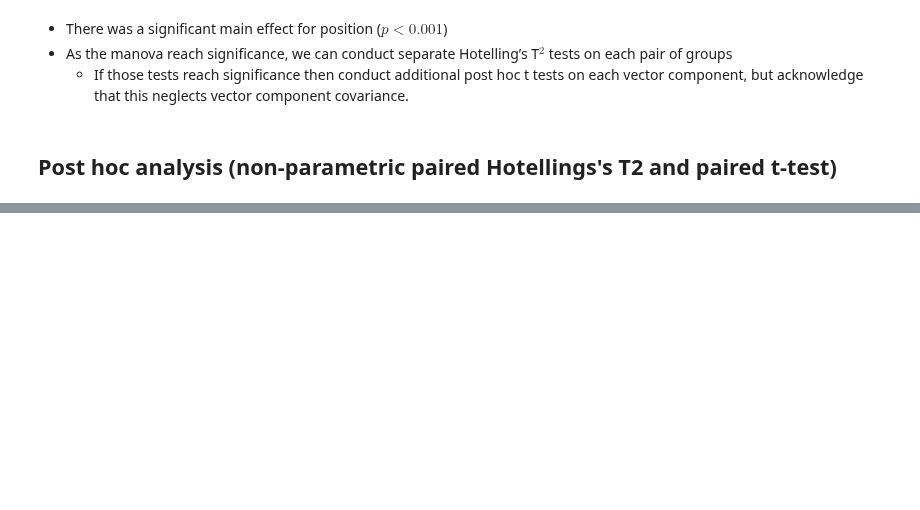
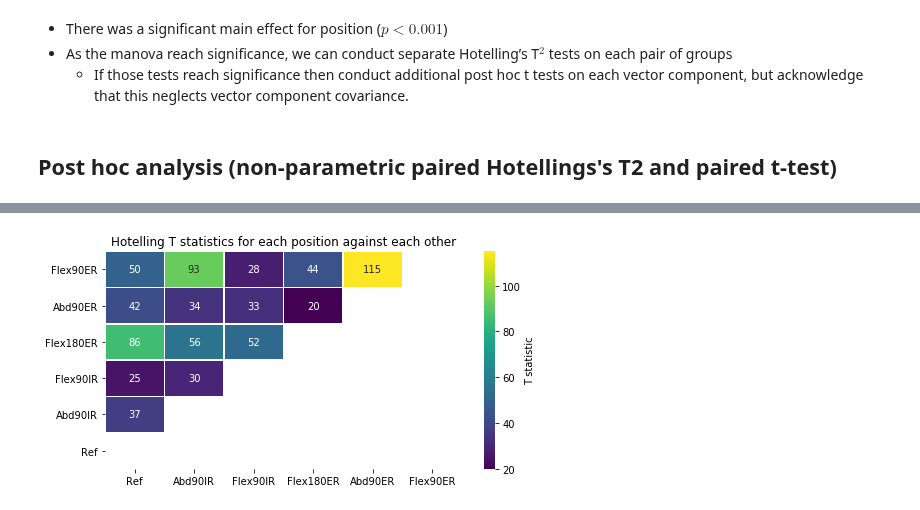
Before and after one commit to romainmartinez/envergo, a Jupyter notebook: 2_model_parameters.ipynb, the cells around one changed output, grey strips where cells are left out. Drawn from its saved outputs; the diff is of its cells as text; code cells hidden in the pictures; blank space fills up the shorter version.

```diff
--- a/2_model_parameters.ipynb
+++ b/2_model_parameters.ipynb
@@ -69,10 +69,12 @@ def display_results(spm, kind=None, title=None, indent=''):
     else:
         print(f'{indent}null hypothesis not rejected')
 # %%
-def spm_heatmap(df, title=None, labels=None, save_fig=False):
+def spm_heatmap(df, title=None, labels=None, save_fig=False, cmap='viridis'):
     fig, axs = plt.subplots(figsize=(8, 4))
     ax = sns.heatmap(df, linewidths=.5, cbar_kws={'label': 'T statistic'},
-                     vmin=0.0001, vmax=0.05, annot=True, xticklabels=labels, yticklabels=labels)
+                     annot=True, xticklabels=labels, yticklabels=labels, cmap=cmap, fmt='g')
+    #ax = sns.heatmap(df, linewidths=.5, cbar_kws={'label': 'T statistic'},
+                     #vmin=0.0001, vmax=0.05, annot=True, xticklabels=labels, yticklabels=labels)
     ax.invert_yaxis()
     ax.set_title(title)
     plt.show()
@@ -83,7 +85,7 @@ def spm_heatmap(df, title=None, labels=None, save_fig=False):
 ## One-way MANOVA (non-parametric)
 # %%
 alpha = 0.05
-iterations = 10000
+iterations = 50
 np.random.seed(0)
 
 m_spm = spm1d.stats.nonparam.manova1(y, positions)
@@ -108,6 +110,8 @@ names_parameters = ['Max. isometric torque', 'Max. isometric range of motion', '
 H_heatmap = np.full([6, 6], np.nan)
 T_heatmap = np.full([6, 6, 7], np.nan)
 
+plot_diff = True
+
 for A, B in combinations:
     yA = y[positions == A]
     yB = y[positions == B]
@@ -116,16 +120,21 @@ for A, B in combinations:
     h_spmi = h_spm.inference(alpha, iterations=iterations, force_iterations=True)
 
     display_results(h_spmi, title=f'hotelling {names_positions[A]} vs. {names_positions[B]}', kind='hotelling')
+
     if h_spmi.h0reject:
-        H_heatmap[B, A] = h_spmi.p
+        H_heatmap[B, A] = int(h_spmi.z)
         for iparameter in range(nparameter):
             t_spm = spm1d.stats.nonparam.ttest_paired(yA[:, iparameter], yB[:, iparameter])
             t_spmi = t_spm.inference(alpha, two_tailed=True, iterations=iterations, force_iterations=True)
 
-            display_results(t_spmi, title=f'\tt-test parameter {names_parameters[iparameter]}', kind='t-test', indent='\t')
+            #display_results(t_spmi, title=f'\tt-test parameter {names_parameters[iparameter]}', kind='t-test', indent='\t')
 
             if t_spmi.h0reject:
-                T_heatmap[B, A, iparameter] = h_spmi.p
+                if plot_diff:
+                    T_heatmap[B, A, iparameter] = (np.mean(yA[:, iparameter]) - np.mean(yB[:, iparameter])).astype(int)
+                else:
+                    T_heatmap[B, A, iparameter] = t_spmi.z
+                print(f'{[B, A, iparameter]}: {T_heatmap[B, A, iparameter]}')
     print('--------')
 # %% [output]
 HOTELLING REF VS. ABD90IR
@@ -148,5 +193,7 @@ null hypothesis rejected, T2=37.554, p=0.00050
 # %%
-spm_heatmap(H_heatmap, title='Hotelling T statistics for each position against each other', labels=names_positions, save_fig=True)
+spm_heatmap(H_heatmap, title='Hotelling T statistics for each position against each other', labels=names_positions, save_fig=True, cmap='viridis')
+# %% [output]
+[figure, added]
 # %%
 for iparameter in range(nparameter):
     spm_heatmap(T_heatmap[:, :, iparameter], title=f'T statistics for each position against each other [{names_parameters[iparameter]}]', labels=names_positions, save_fig=True)
```
Also changed, not shown: parts of 6 cells of this notebook, 30 other files.
